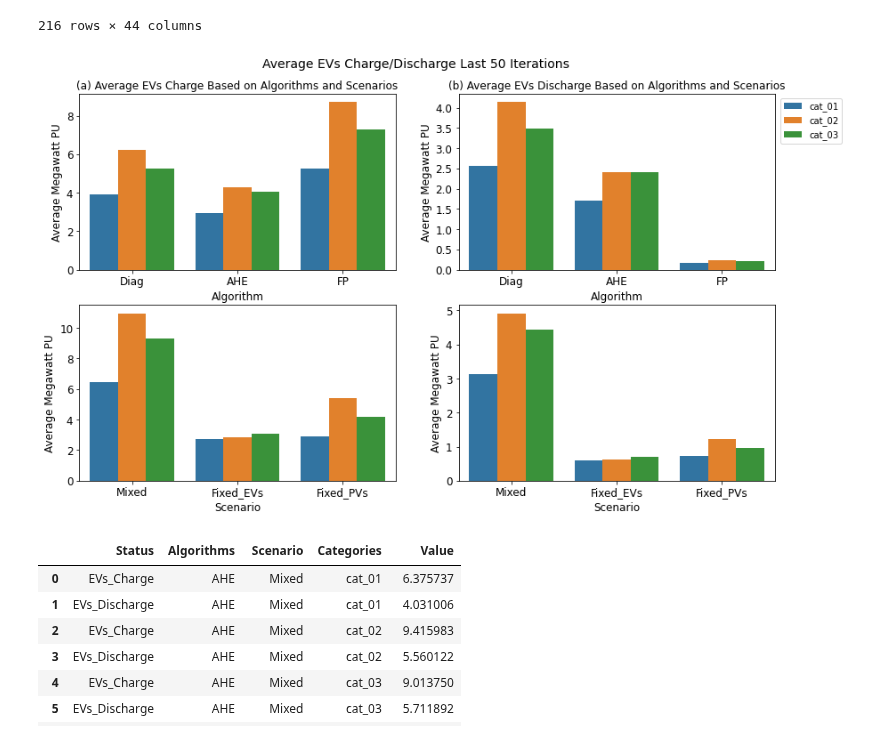
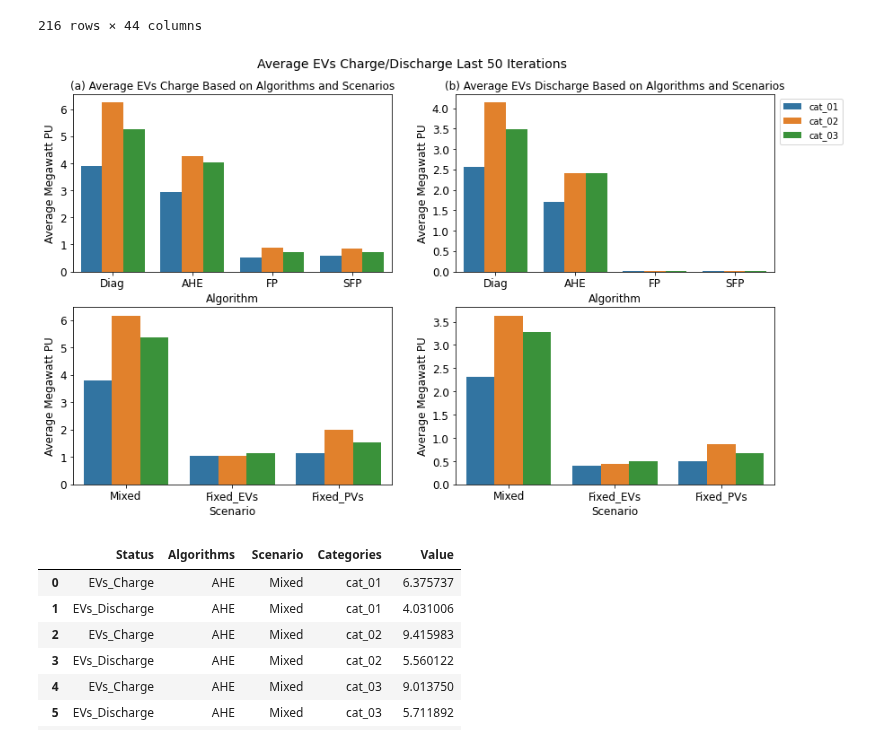
Before and after one commit to alirezakfz/PyomoModels, a Jupyter notebook: 08_SEST2022_DA_EQ/Results3/Plot/Journal_Generators_Nodal_Price.ipynb, the cells around one changed output. Cells and saved outputs as stored; diff of their text form; code cells hidden in the pictures.

```diff
--- a/08_SEST2022_DA_EQ/Results3/Plot/Journal_Generators_Nodal_Price.ipynb
+++ b/08_SEST2022_DA_EQ/Results3/Plot/Journal_Generators_Nodal_Price.ipynb
@@ -67,3 +67,19 @@ len(text_list)*4, text_list
+# %%
+MVA=30
+PU =1/(1000*MVA)
+index =[9,10,11,21,22,23,33,34,35 ]
+
+for idx in index:
+    df = df_all[idx]
+    df['EVs_Charge'] = df['EVs_Charge']*PU
+    df['EVs_Discharge'] = df['EVs_Discharge']*PU
+# %%
+index =[6,7,8,18,19,20,30,31,32 ]
+
+for idx in index:
+    df = df_all[idx]
+    df['EVs_Charge'] = df['EVs_Charge']*0.1
+    df['EVs_Discharge'] = df['EVs_Discharge']*0.1
 # %% [markdown]
 # Check for Generation for each genarator based on Algorithm and Category
 # %%
@@ -274,12 +290,12 @@ for df in df_all:
 
 df_compare = pd.DataFrame({'Status':charge_col, 'Algorithms':algo_col, 'Scenario':scen_col, 'Categories':cat_col, 'Value':charge_val})
 
-df_compare =df_compare[df_compare.Algorithms!='SFP']
+#df_compare =df_compare[df_compare.Algorithms!='SFP']
 
 # Plot data
 fig, axes = plt.subplots(2, 2, figsize=(14, 8))
 
-order =['Diag', 'AHE', 'FP']
+order =['Diag', 'AHE', 'FP', 'SFP']
 h_order=['Mixed', 'Fixed_EVs', 'Fixed_PVs']
 
 font_s = 12
@@ -308,34 +324,34 @@ df = df_compare.groupby(['Status','Algorithms','Categories']).mean().reset_index
 df = df[df.Status=='EVs_Discharge']
 
 
 
 sns.barplot(data= df,x='Algorithms', y='Value', hue='Categories', order=order, ax=axes[0,1])
 axes[0,1].set_title("(b) Average EVs Discharge Based on Algorithms and Scenarios", fontsize=12)
 axes[0,1].set_xlabel('Algorithm',fontsize=12);
 axes[0,1].set_ylabel('Average Megawatt PU',fontsize=font_s);
 
 df = df_compare.groupby(['Status','Scenario','Categories']).mean().reset_index()
 df = df[df.Status=='EVs_Discharge']
 
 sns.barplot(data= df,x='Scenario', y='Value', hue='Categories', order=h_order, ax=axes[1,1])
 #axes[1,1].set_title("Average EVs Charge Based on Algorithms and Scenarios", fontsize=12)
 axes[1,1].set_xlabel('Scenario',fontsize=12);
 axes[1,1].set_ylabel('Average Megawatt PU',fontsize=font_s);
 
 handles, labels = axes.flatten()[0].get_legend_handles_labels()
 #fig.legend(handles, labels, loc='upper right')
 fig.legend(handles, labels, bbox_to_anchor=(0.98, 0.88))
 
 for ax in axes.flatten():
     ax.get_legend().remove()
     #ax.set_rasterized(True)
     for item in ([ ax.xaxis.label, ax.yaxis.label] +ax.get_xticklabels() + ax.get_yticklabels()): # [ ax.yaxis.label] +
         item.set_fontsize(12)
 fig.suptitle('Average EVs Charge/Discharge Last %d Iterations'%last_n_iter, fontsize=14, y=0.95);
 
 fig.savefig("Figures/Nodal_Figures/Average_EVs_Charge_Discharge.png", bbox_inches= 'tight', dpi=300)
 # %% [output]
-[figure, old version]
+[figure, new version]
 # %%
 df = df_all[1]
 no_iteration = len(df.Iteration.unique())
```
Also changed, not shown: parts of 1 cell of this notebook, 3 other files.
